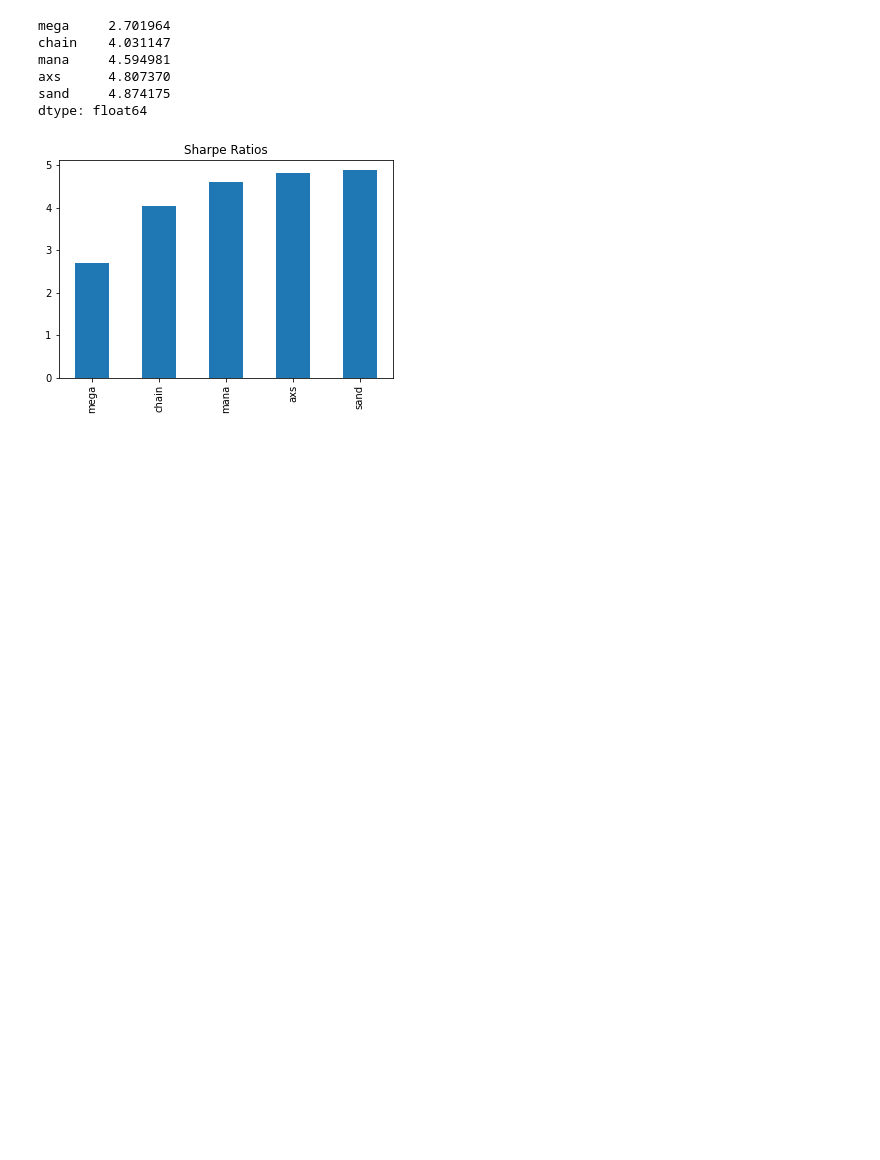
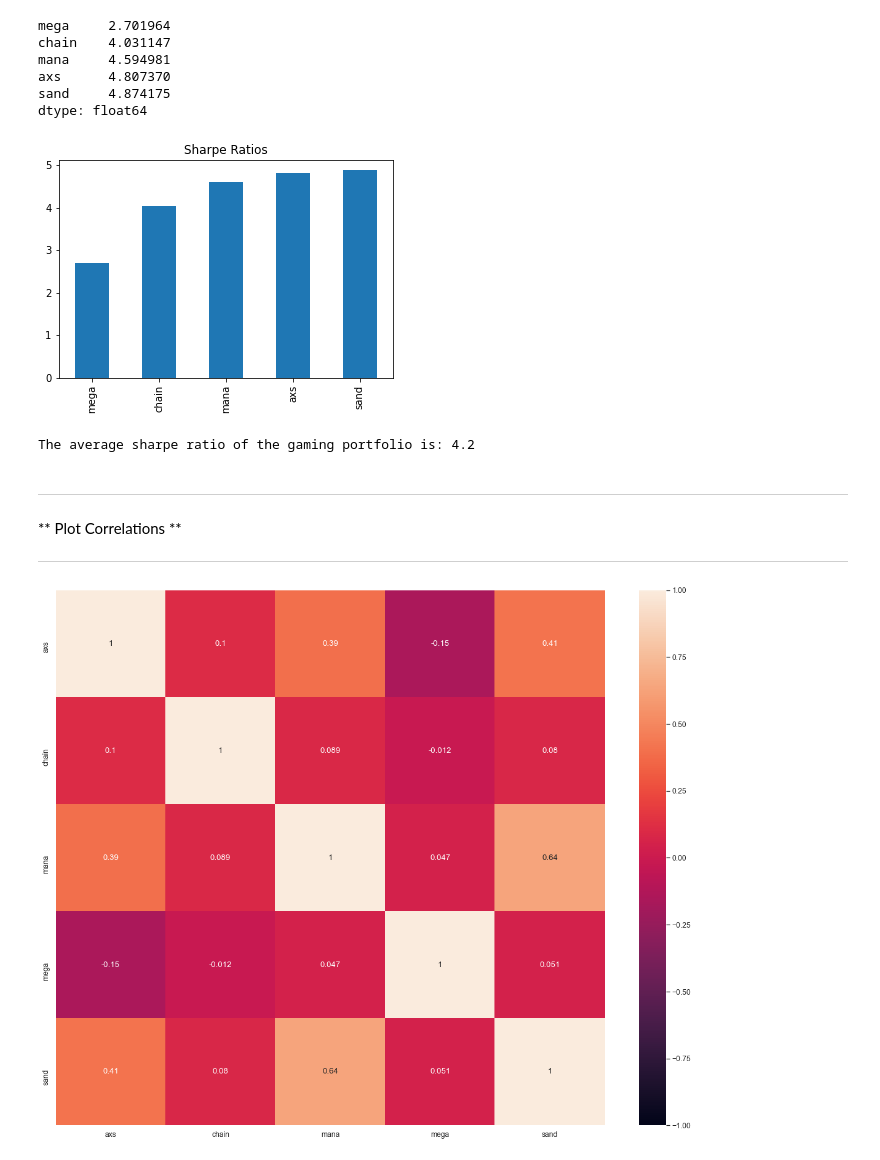
Before and after one commit to Hash3rown/nfty_tree.io, a Jupyter notebook: sandbox/kelso_gaming_NFT_portfolio_analysis.ipynb, the cells around one changed output. Drawn from its saved outputs; the diff is of its cells as text; code cells hidden in the pictures; blank space fills up the shorter version.

```diff
--- a/sandbox/kelso_gaming_NFT_portfolio_analysis.ipynb
+++ b/sandbox/kelso_gaming_NFT_portfolio_analysis.ipynb
@@ -269,3 +319,23 @@ gaming_pfolio_sharpe_ratios.plot(kind="bar", title="Sharpe Ratios");
 # Generally speaking, Sharpe ratios above 1 are good.
 # Anything above 2 is really good, and anything above 3 is excellent
 # Therefore, everything rocks!
+# %%
+gaming_avg_sharpe = round(gaming_pfolio_sharpe_ratios.mean(), 2)
+print (f"The average sharpe ratio of the gaming portfolio is: {gaming_avg_sharpe}")
+
+############### Remember to compare this to the average sharpe ratio of the index portfolio! ########################################################################################
+# %% [output]
+The average sharpe ratio of the gaming portfolio is: 4.2
+# %% [markdown]
+____________________________________________________________________________________________
+** Plot Correlations **
+____________________________________________________________________________________________
+# %%
+game_token_correlations = gaming_asset_portfolio_daily_returns.corr()
+plt.figure(figsize=(20, 16))
+sns.set(font_scale=1.1)
+sns.heatmap(game_token_correlations, annot=True, vmin=-1, vmax=1);
+
+# annot=True, linewidth=.1, vmax=99, fmt='.1f', cmap='YlOrRd', square=True, cbar=False
+# %% [output]
+[figure, added]
```
Also changed, not shown: parts of 9 cells of this notebook.
